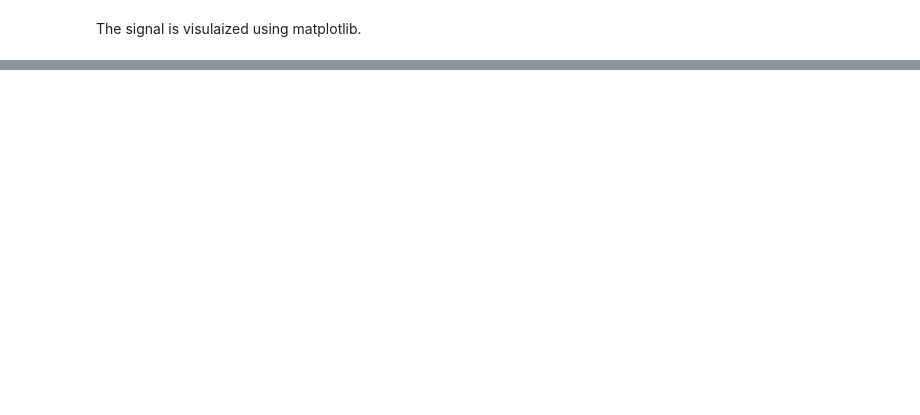
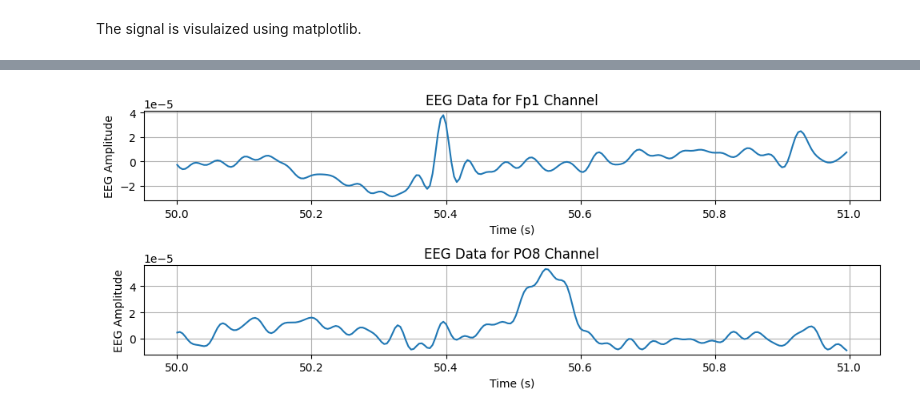
Before and after one commit to sunnivaf/TTK7-project1, a Jupyter notebook: EEG.ipynb, the cells around one changed output, grey strips where cells are left out. Saved outputs shown, nothing was run; the diff lists cells and outputs as text; code cells hidden in the pictures; blank space fills up the shorter version.

```diff
--- a/EEG.ipynb
+++ b/EEG.ipynb
@@ -47,6 +70,6 @@ plt.show()
 # %%
 sample_rate = raw.info['sfreq']
-window_size = 8
+window_size = 1
 
 s1 = 50
 s2 = s1 + window_size
@@ -54,16 +77,28 @@ s2 = s1 + window_size
 delta1 = int(sample_rate*s1)
 delta2 = int(sample_rate*s2)
 
-d = data[0][delta1:delta2]
+d0 = data[0][delta1:delta2]
+d1 = data[1][delta1:delta2]
 t = time[delta1:delta2]
 num_samples = len(d)
 # %%
 plt.figure(figsize=(10, 4))
-plt.plot(t, d)
+plt.subplot(211)
+plt.plot(t, d0)
 plt.xlabel('Time (s)')
 plt.ylabel('EEG Amplitude')
-plt.title('EEG Data for Fp2 Channel')
+plt.title(f'EEG Data for {channels[0]} Channel')
 plt.grid(True)
+
+plt.subplot(212)
+plt.plot(t, d1)
+plt.xlabel('Time (s)')
+plt.ylabel('EEG Amplitude')
+plt.title(f'EEG Data for {channels[1]} Channel')
+plt.grid(True)
+
 plt.tight_layout()
 plt.show()
+# %% [output]
+[figure, added]
 # %%
```
Also changed, not shown: parts of 20 cells of this notebook.
